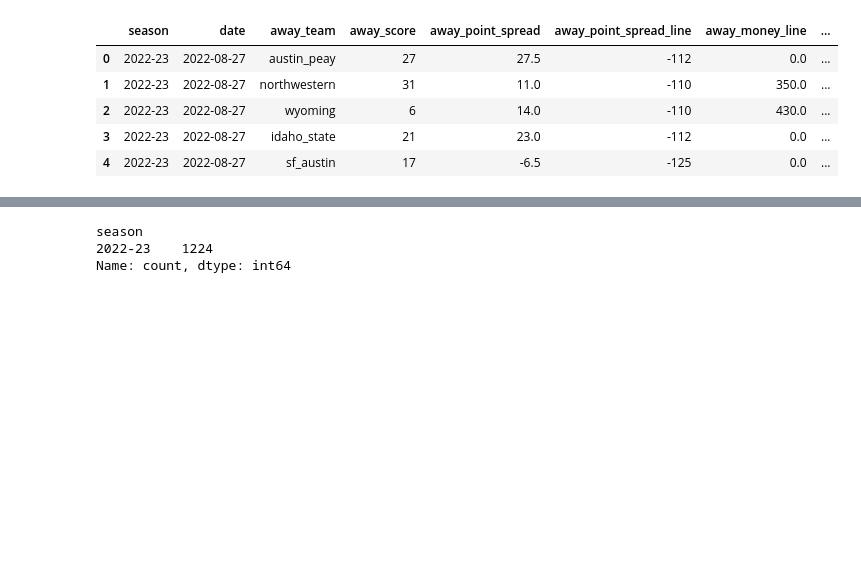
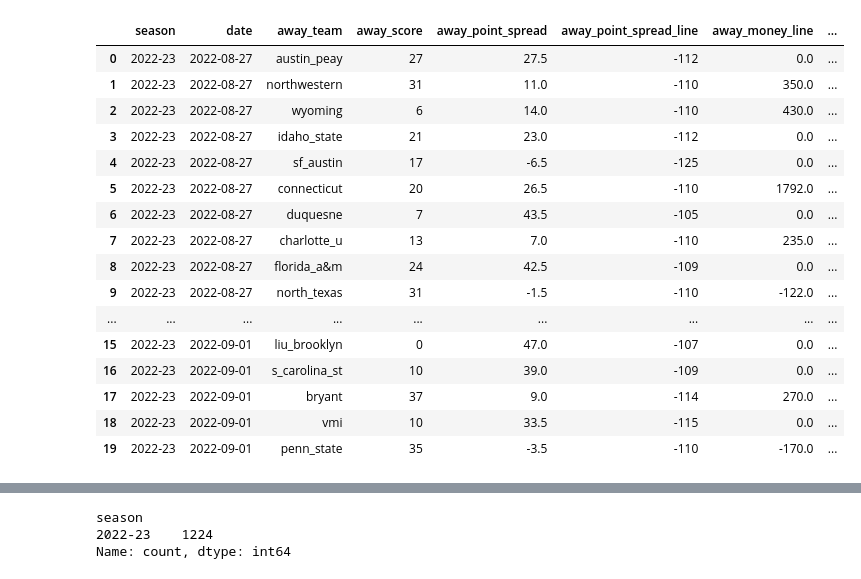
Before and after one commit to lawson-roberts/historical-odds-analysis, a Jupyter notebook: basic-modeling-odds-only.ipynb, the cells around one changed output, grey strips where cells are left out. Drawn from its saved outputs; the diff is of its cells as text; code cells hidden in the pictures; blank space fills up the shorter version.

```diff
--- a/basic-modeling-odds-only.ipynb
+++ b/basic-modeling-odds-only.ipynb
@@ -17,14 +17,25 @@ from modeling_help import evaluate_model
 # %%
 # college football data
 odds_df = pd.read_csv('data/Package Sample 20240511/ncaaf_game_scores_1g_2022_sample.csv')
-odds_df.head()
+odds_df.head(20)
 # %% [output]
 |  | season | date | away_team | away_score | away_point_spread | away_point_spread_line | away_money_line | ... |
 | 0 | 2022-23 | 2022-08-27 | austin_peay | 27 | 27.5 | -112 | 0.0 | ... |
 | 1 | 2022-23 | 2022-08-27 | northwestern | 31 | 11.0 | -110 | 350.0 | ... |
 | 2 | 2022-23 | 2022-08-27 | wyoming | 6 | 14.0 | -110 | 430.0 | ... |
 | 3 | 2022-23 | 2022-08-27 | idaho_state | 21 | 23.0 | -112 | 0.0 | ... |
 | 4 | 2022-23 | 2022-08-27 | sf_austin | 17 | -6.5 | -125 | 0.0 | ... |
+| 5 | 2022-23 | 2022-08-27 | connecticut | 20 | 26.5 | -110 | 1792.0 | ... |
+| 6 | 2022-23 | 2022-08-27 | duquesne | 7 | 43.5 | -105 | 0.0 | ... |
+| 7 | 2022-23 | 2022-08-27 | charlotte_u | 13 | 7.0 | -110 | 235.0 | ... |
+| 8 | 2022-23 | 2022-08-27 | florida_a&m | 24 | 42.5 | -109 | 0.0 | ... |
+| 9 | 2022-23 | 2022-08-27 | north_texas | 31 | -1.5 | -110 | -122.0 | ... |
+| ... | ... | ... | ... | ... | ... | ... | ... | ... |
+| 15 | 2022-23 | 2022-09-01 | liu_brooklyn | 0 | 47.0 | -107 | 0.0 | ... |
+| 16 | 2022-23 | 2022-09-01 | s_carolina_st | 10 | 39.0 | -109 | 0.0 | ... |
+| 17 | 2022-23 | 2022-09-01 | bryant | 37 | 9.0 | -114 | 270.0 | ... |
+| 18 | 2022-23 | 2022-09-01 | vmi | 10 | 33.5 | -115 | 0.0 | ... |
+| 19 | 2022-23 | 2022-09-01 | penn_state | 35 | -3.5 | -110 | -170.0 | ... |
 # %%
 odds_df.info()
 # %% [output]
```
Also changed, not shown: parts of 4 cells of this notebook, 8 other files.
